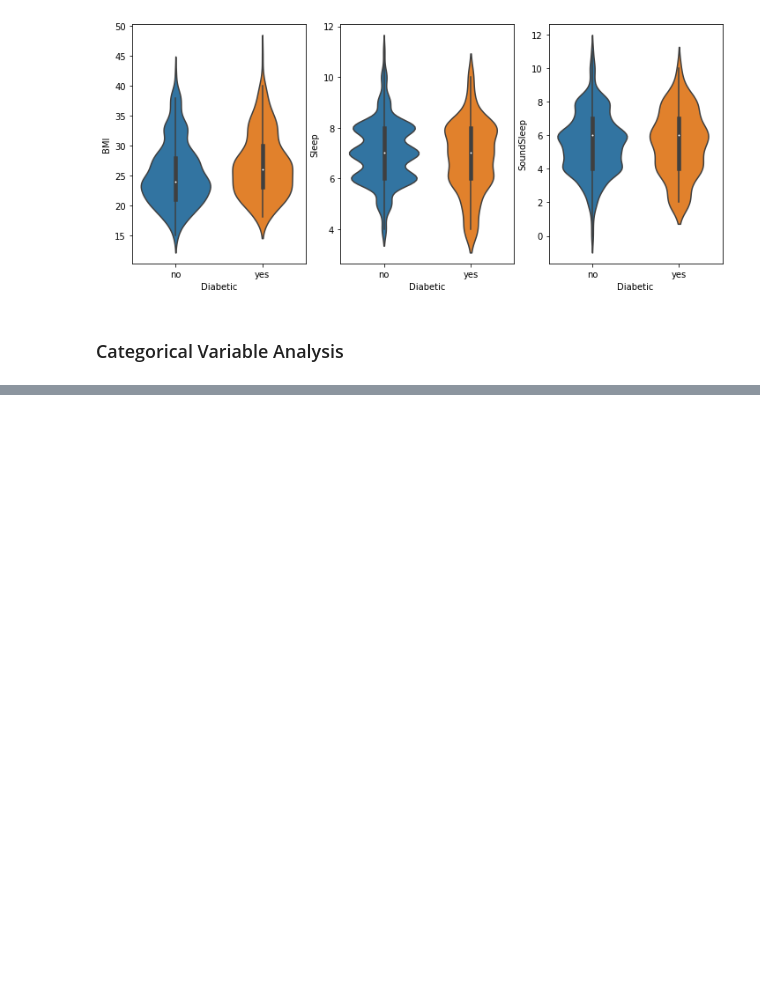
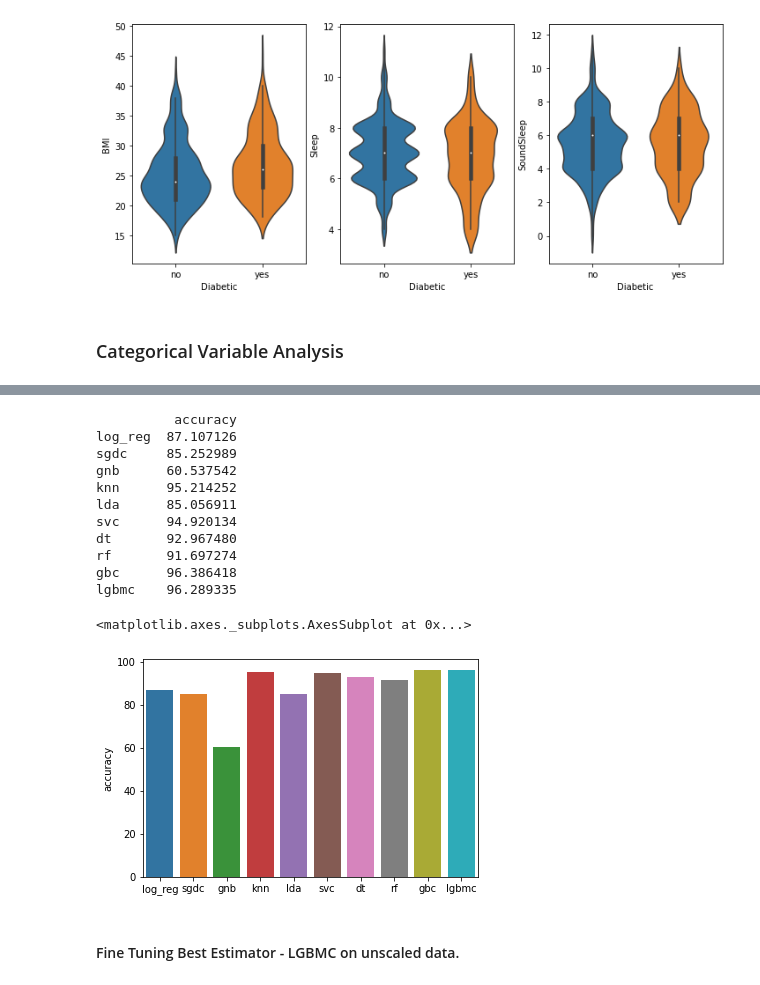
Before and after one commit to Dragsters/Nutrihelp, a Jupyter notebook: server/ML/diabetes_prediction.ipynb, the cells around one changed output, grey strips where cells are left out. Saved outputs shown, nothing was run; the diff lists cells and outputs as text; code cells hidden in the pictures; blank space fills up the shorter version.

```diff
--- a/server/ML/diabetes_prediction.ipynb
+++ b/server/ML/diabetes_prediction.ipynb
@@ -219,0 +317,9 @@ for j in range(5):
+# %%
+standard_df = df.copy()
+# y = standard_df['Diabetic_yes']
+# x = standard_df.drop(columns = ['Diabetic_yes'])
+
+from sklearn.preprocessing import StandardScaler
+cols = ['BMI','Sleep','SoundSleep']
+standard_df[cols] = StandardScaler().fit_transform(standard_df[cols].values)
+standard_df
@@ -219,0 +357,8 @@ for j in range(5):
+# %%
+# oversampling using adasyn
+cols = x_train.columns
+
+from imblearn.over_sampling import ADASYN
+
+ada = ADASYN(random_state = 42)
+stan_x_train, stan_y_train = ada.fit_resample(stan_x_train,stan_y_train)
@@ -219,0 +624,22 @@ for j in range(5):
+# %%
+accuracy = []
+
+for i in range(len(models)):
+
+    clf = RandomizedSearchCV(models[i],
+                       param_distributions= parameters[i][1],
+                       cv = StratifiedKFold(n_splits = 10),
+                       scoring = "accuracy",
+                       n_jobs = -1, verbose = 2)
+
+    clf.fit(stan_x_train, stan_y_train)
+    y_pred = clf.predict(stan_x_test)
+    y_train_pred = clf.predict(stan_x_train)
+    accuracy.append(clf.best_score_ * 100)
+
+    print()
+    print('best_estimator :', clf.best_estimator_)
+
+    print('train report : \n',classification_report(stan_y_train, y_train_pred))
+    print('test_report : \n',classification_report(stan_y_test,y_pred))
+    print("---------------------------------------------------------------------------")
@@ -219,0 +751,21 @@ for j in range(5):
+# %%
+model_names = ['log_reg', 'sgdc','gnb','knn','lda','svc','dt','rf','gbc','lgbmc']
+a = pandas.DataFrame(accuracy, columns = ['accuracy'], index = model_names)
+print(a)
+seaborn.barplot(data = a, y = 'accuracy', x = a.index)
+# %% [output]
+          accuracy
+log_reg  87.107126
+sgdc     85.252989
+gnb      60.537542
+knn      95.214252
+lda      85.056911
+svc      94.920134
+dt       92.967480
+rf       91.697274
+gbc      96.386418
+lgbmc    96.289335
+<matplotlib.axes._subplots.AxesSubplot at 0x...>
+[figure, added]
+# %% [markdown]
+#### Fine Tuning Best Estimator - LGBMC on unscaled data.
```
Also changed, not shown: parts of 47 cells of this notebook, 3 other files.
